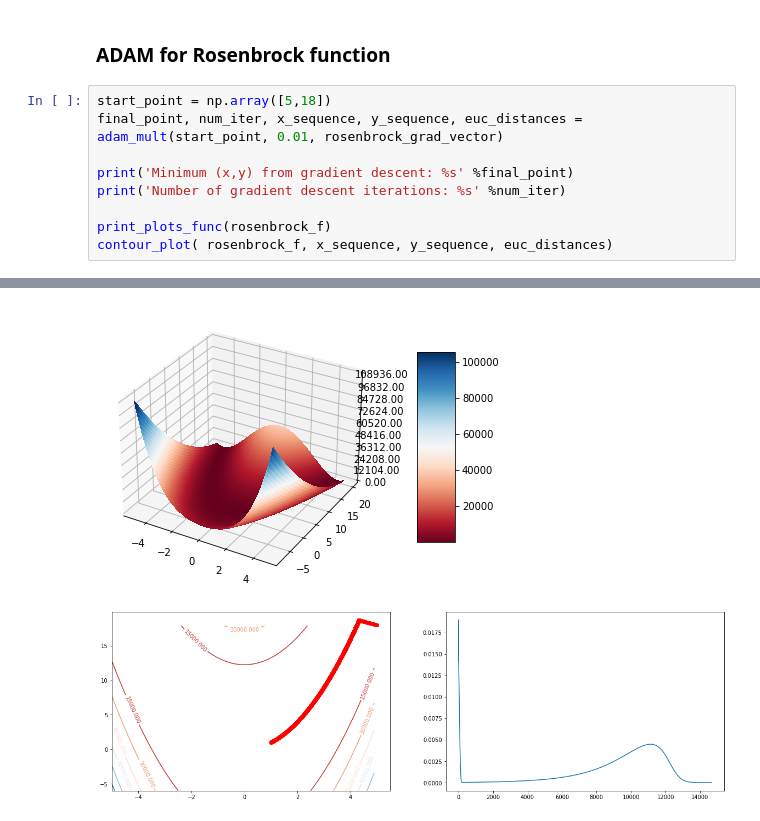
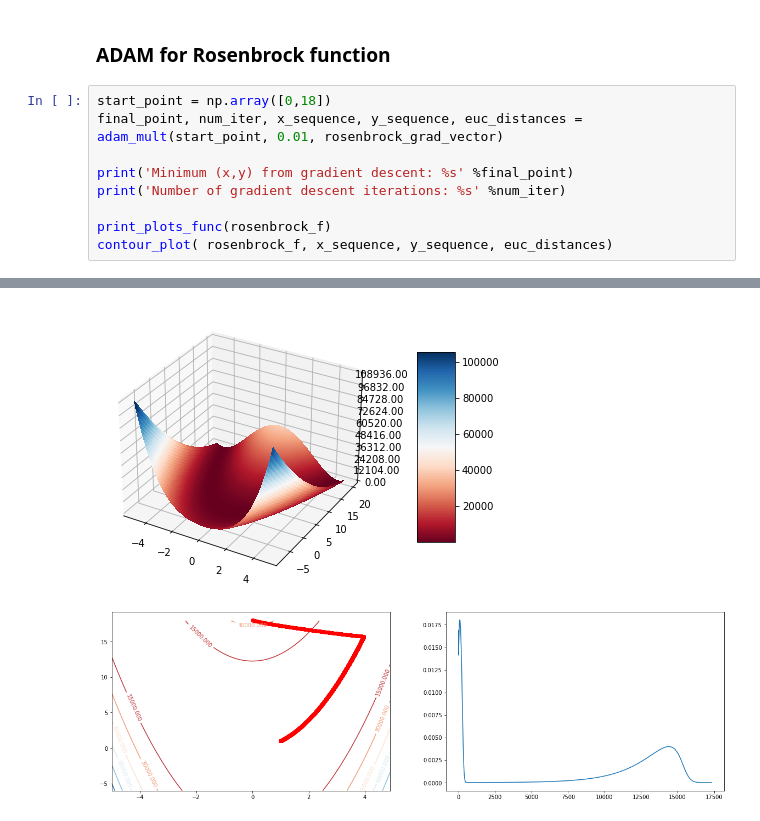
Before and after one commit to vandosik/ML_Techniques, a Jupyter notebook: Task_2/Ivan_Dubinin_ J41321c_MLT_2022_Task_2.ipynb, the cells around one changed output, grey strips where cells are left out. Cells and saved outputs as stored; diff of their text form.

Commit message:
Change the starting point for ADAM+Rosenbrock in Task 2

```diff
--- a/Task_2/Ivan_Dubinin_ J41321c_MLT_2022_Task_2.ipynb
+++ b/Task_2/Ivan_Dubinin_ J41321c_MLT_2022_Task_2.ipynb
@@ -208,7 +208,7 @@ Number of gradient descent iterations: 386
 # %% [markdown]
 ### ADAM for Rosenbrock function
 # %%
-start_point = np.array([5,18])
+start_point = np.array([0,18])
 final_point, num_iter, x_sequence, y_sequence, euc_distances = adam_mult(start_point, 0.01, rosenbrock_grad_vector)
 
 print('Minimum (x,y) from gradient descent: %s' %final_point)
@@ -222,2 +222,2 @@ Number of gradient descent iterations: 14664
 [figure]
-[figure, old version]
+[figure, new version]
```
Also changed, not shown: parts of 1 cell of this notebook.
